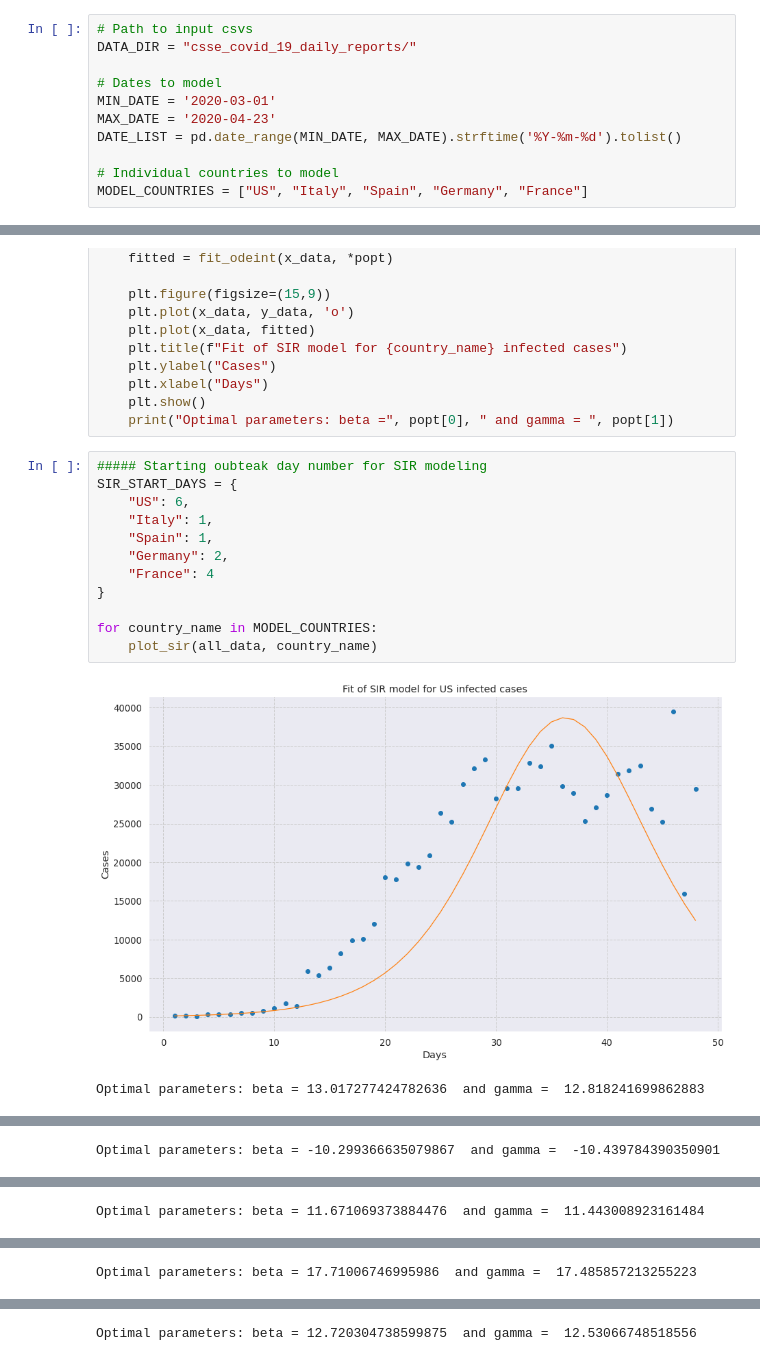
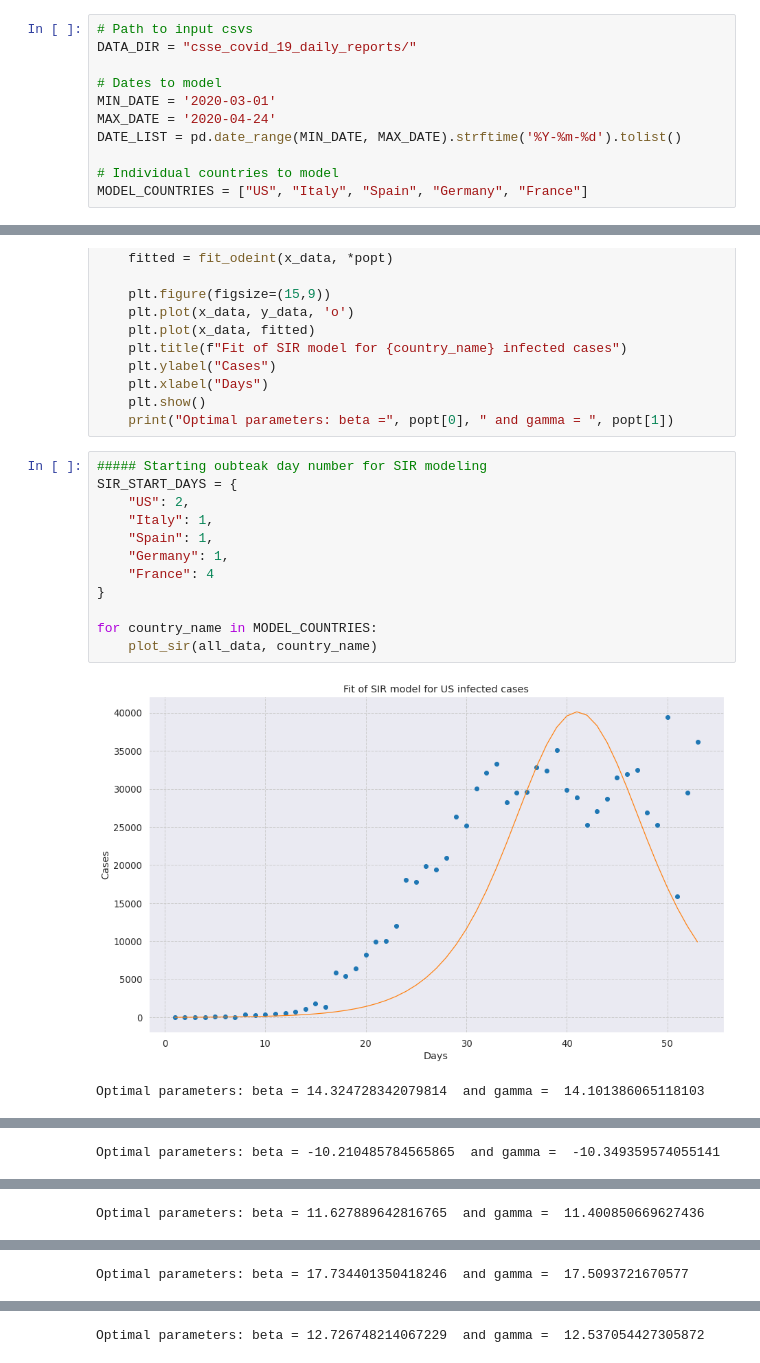
Before and after one commit to rdcolema/covid19-tracking, a Jupyter notebook: covid_forecasting.ipynb, the cells around one changed output, grey strips where cells are left out. Drawn from its saved outputs; the diff is of its cells as text.

```diff
--- a/covid_forecasting.ipynb
+++ b/covid_forecasting.ipynb
@@ -31,7 +31,7 @@ DATA_DIR = "csse_covid_19_daily_reports/"
 
 # Dates to model
 MIN_DATE = '2020-03-01'
-MAX_DATE = '2020-04-23'
+MAX_DATE = '2020-04-24'
 DATE_LIST = pd.date_range(MIN_DATE, MAX_DATE).strftime('%Y-%m-%d').tolist()
 
 # Individual countries to model
@@ -434,15 +434,15 @@ def plot_sir(df, country_name):
 # %%
 ##### Starting oubteak day number for SIR modeling
 SIR_START_DAYS = {
-    "US": 6,
+    "US": 2,
     "Italy": 1,
     "Spain": 1,
-    "Germany": 2,
+    "Germany": 1,
     "France": 4
 }
 
 for country_name in MODEL_COUNTRIES:
     plot_sir(all_data, country_name)
 # %% [output]
-[figure, old version]
+[figure, new version]
-Optimal parameters: beta = 13.017277424782636  and gamma =  12.818241699862883
+Optimal parameters: beta = 14.324728342079814  and gamma =  14.101386065118103
@@ -450 +450 @@ Optimal parameters: beta = 13.017277424782636  and gamma =  12.818241699862883
-Optimal parameters: beta = -10.299366635079867  and gamma =  -10.439784390350901
+Optimal parameters: beta = -10.210485784565865  and gamma =  -10.349359574055141
@@ -452 +452 @@ Optimal parameters: beta = -10.299366635079867  and gamma =  -10.439784390350901
-Optimal parameters: beta = 11.671069373884476  and gamma =  11.443008923161484
+Optimal parameters: beta = 11.627889642816765  and gamma =  11.400850669627436
@@ -454 +454 @@ Optimal parameters: beta = 11.671069373884476  and gamma =  11.443008923161484
-Optimal parameters: beta = 17.71006746995986  and gamma =  17.485857213255223
+Optimal parameters: beta = 17.734401350418246  and gamma =  17.5093721670577
@@ -456 +456 @@ Optimal parameters: beta = 17.71006746995986  and gamma =  17.485857213255223
-Optimal parameters: beta = 12.720304738599875  and gamma =  12.53066748518556
+Optimal parameters: beta = 12.726748214067229  and gamma =  12.537054427305872
```
Also changed, not shown: parts of 4 cells of this notebook, 2 other files.
